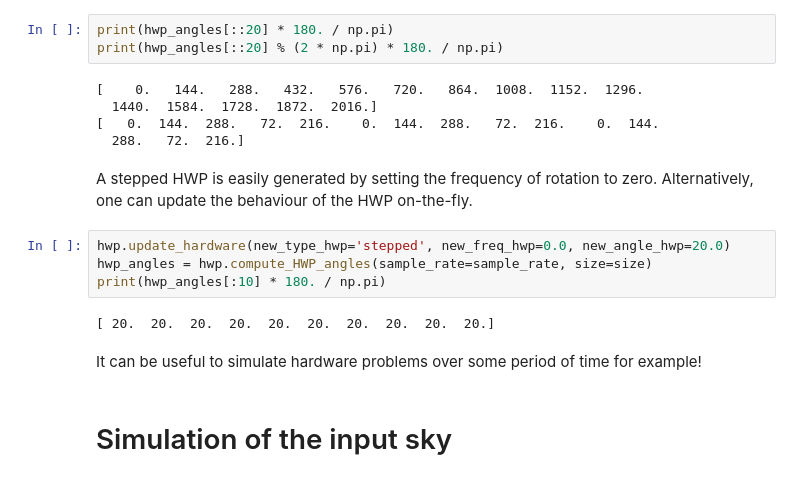
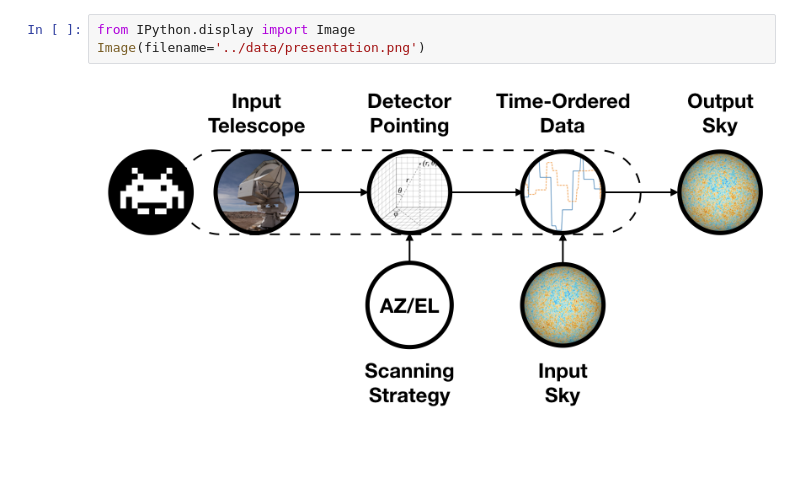
Before and after one commit to JulienPeloton/s4cmb-resources, a Jupyter notebook: Day1/s4cmb_presentation.ipynb, the cells around one changed output. Saved outputs shown, nothing was run; the diff lists cells and outputs as text; blank space fills up the shorter version.

Commit message:
Move presentation on a separate file

```diff
--- a/Day1/s4cmb_presentation.ipynb
+++ b/Day1/s4cmb_presentation.ipynb
@@ -146,22 +13,5 @@ between 0 and 2pi. So if needed, you have to clip values first.
-# %%
-print(hwp_angles[::20] * 180. / np.pi)
-print(hwp_angles[::20] % (2 * np.pi) * 180. / np.pi)
-# %% [output]
-[    0.   144.   288.   432.   576.   720.   864.  1008.  1152.  1296.
-  1440.  1584.  1728.  1872.  2016.]
-[   0.  144.  288.   72.  216.    0.  144.  288.   72.  216.    0.  144.
-  288.   72.  216.]
-# %% [markdown]
-A stepped HWP is easily generated by setting the frequency of rotation to zero.
-Alternatively, one can update the behaviour of the HWP on-the-fly.
-# %%
-hwp.update_hardware(new_type_hwp='stepped', new_freq_hwp=0.0, new_angle_hwp=20.0)
-hwp_angles = hwp.compute_HWP_angles(sample_rate=sample_rate, size=size)
-print(hwp_angles[:10] * 180. / np.pi)
-# %% [output]
-[ 20.  20.  20.  20.  20.  20.  20.  20.  20.  20.]
-# %% [markdown]
-It can be useful to simulate hardware problems over some period of time for example!
-# %% [markdown]
-Simulation of the input sky
-====
+# %%
+from IPython.display import Image
+Image(filename='../data/presentation.png')
+# %% [output]
+[figure, added]
```
Also changed, not shown: parts of 21 cells of this notebook.
